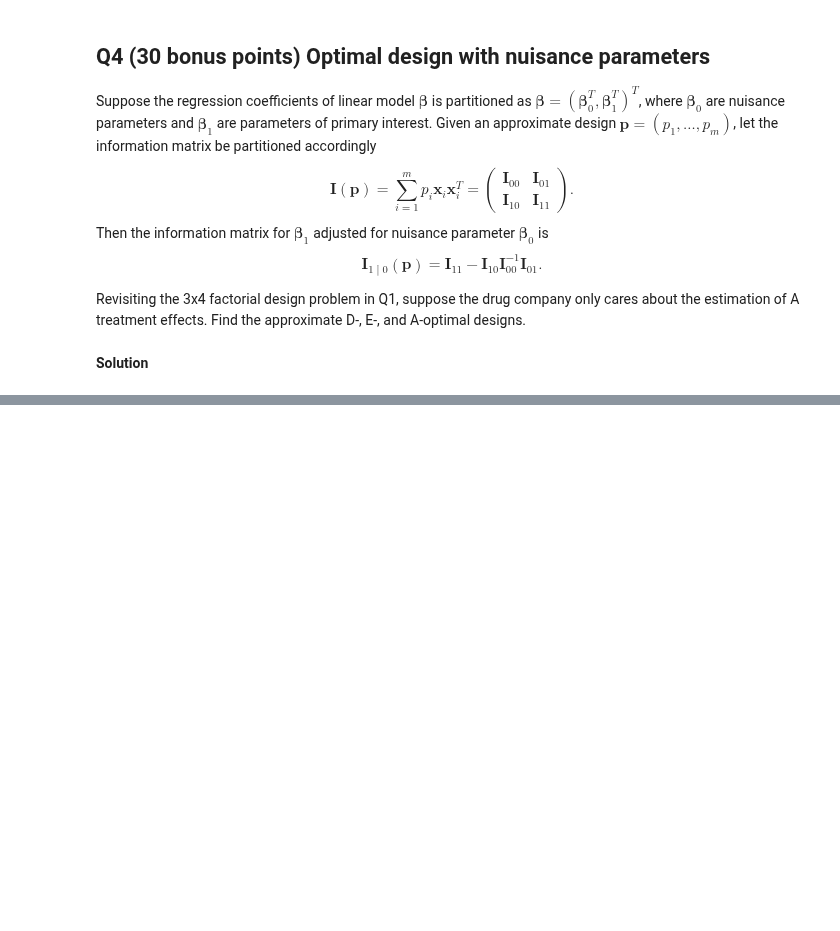
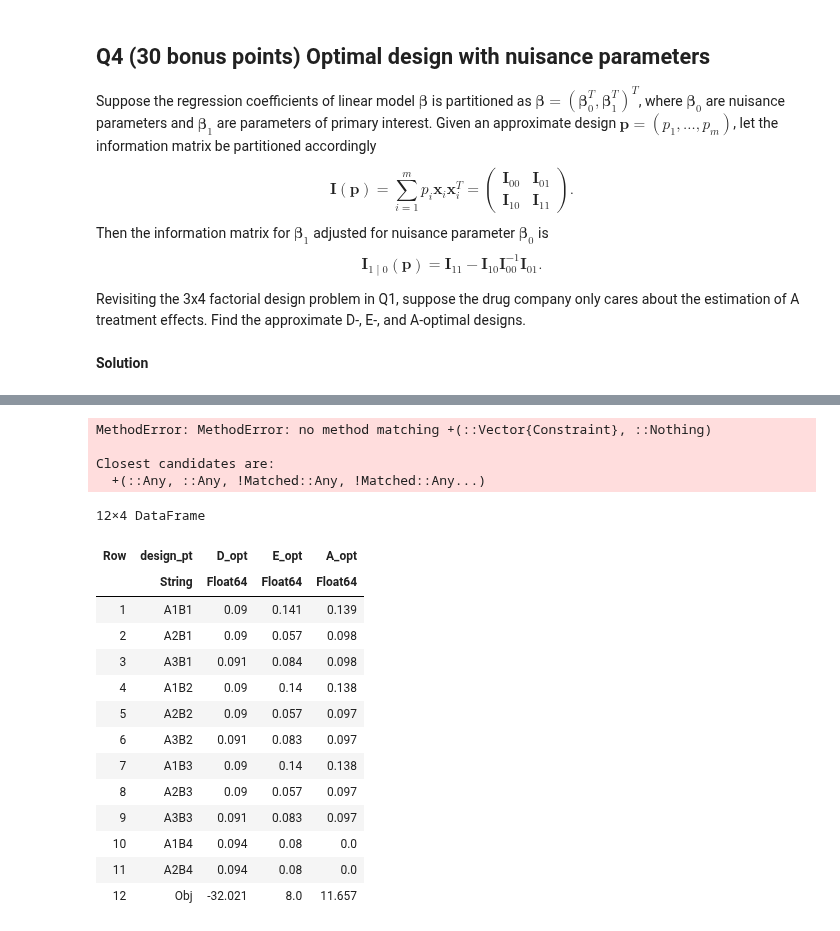
Before and after one commit to Tomoki-Okuno/biostat-m257-2024-spring, a Jupyter notebook: hw5/hw05sol.ipynb, the cells around one changed output, grey strips where cells are left out. Drawn from its saved outputs; the diff is of its cells as text; code cells hidden in the pictures; blank space fills up the shorter version.

```diff
--- a/hw5/hw05sol.ipynb
+++ b/hw5/hw05sol.ipynb
@@ -650,0 +853,56 @@ display(Q)
+# %%
+problem = minimize(tr(X))
+
+problem.constraints += p .>= 0 # not needed using Positive()
+problem.constraints += sum(p) == 1
+problem.constraints += Mat in :SDP
+
+problem
+
+const MOI = MathOptInterface
+solver = Hypatia.Optimizer()
+MOI.set(solver, MOI.RawOptimizerAttribute("verbose"), 0)
+
+@time solve!(problem, solver)
+
+# Check optimal value and optimal solution
+A_opt_obj = round(problem.optval, digits = 3)
+A_opt_p = round.(p.value, digits = 3)
+println("Obj = ", A_opt_obj)
+vcat(A_opt_p, [A_opt_obj])
+# %% [output]
+MethodError: MethodError: no method matching +(::Vector{Constraint}, ::Nothing)
+
+Closest candidates are:
+  +(::Any, ::Any, !Matched::Any, !Matched::Any...)
+# %%
+using DataFrames
+treatment = [
+    "A1B1", "A2B1", "A3B1",
+    "A1B2", "A2B2", "A3B2",
+    "A1B3", "A2B3", "A3B3",
+    "A1B4", "A2B4", "Obj"
+]
+
+df_Q2 = DataFrame(
+    design_pt = treatment,
+    D_opt   = vcat(D_opt_p,  [D_opt_obj])[:],
+    E_opt   = vcat(E_opt_p,  [E_opt_obj])[:],
+    A_opt   = vcat(A_opt_p,  [A_opt_obj])[:],
+)
+# %% [output]
+12×4 DataFrame
+| Row | design_pt | D_opt | E_opt | A_opt |
+|  | String | Float64 | Float64 | Float64 |
+| 1 | A1B1 | 0.09 | 0.141 | 0.139 |
+| 2 | A2B1 | 0.09 | 0.057 | 0.098 |
+| 3 | A3B1 | 0.091 | 0.084 | 0.098 |
+| 4 | A1B2 | 0.09 | 0.14 | 0.138 |
+| 5 | A2B2 | 0.09 | 0.057 | 0.097 |
+| 6 | A3B2 | 0.091 | 0.083 | 0.097 |
+| 7 | A1B3 | 0.09 | 0.14 | 0.138 |
+| 8 | A2B3 | 0.09 | 0.057 | 0.097 |
+| 9 | A3B3 | 0.091 | 0.083 | 0.097 |
+| 10 | A1B4 | 0.094 | 0.08 | 0.0 |
+| 11 | A2B4 | 0.094 | 0.08 | 0.0 |
+| 12 | Obj | -32.021 | 8.0 | 11.657 |
```
Also changed, not shown: parts of 44 cells of this notebook.
